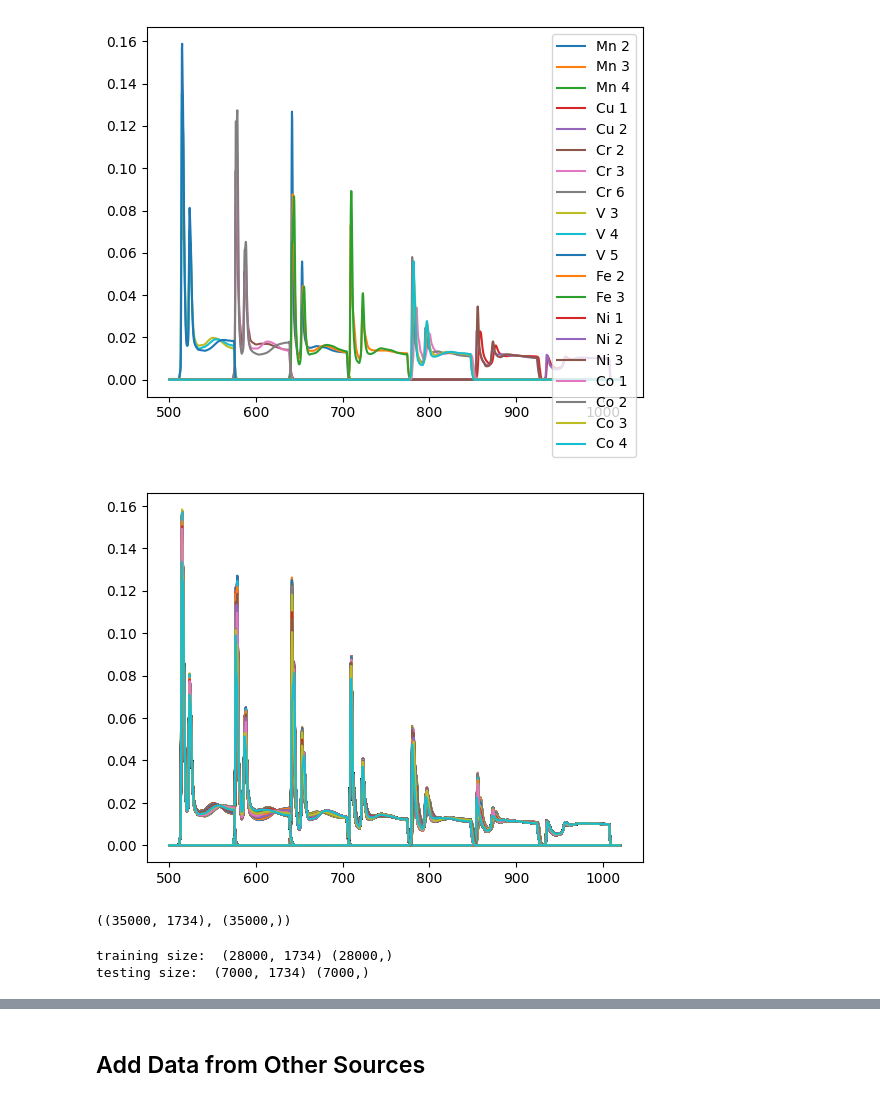
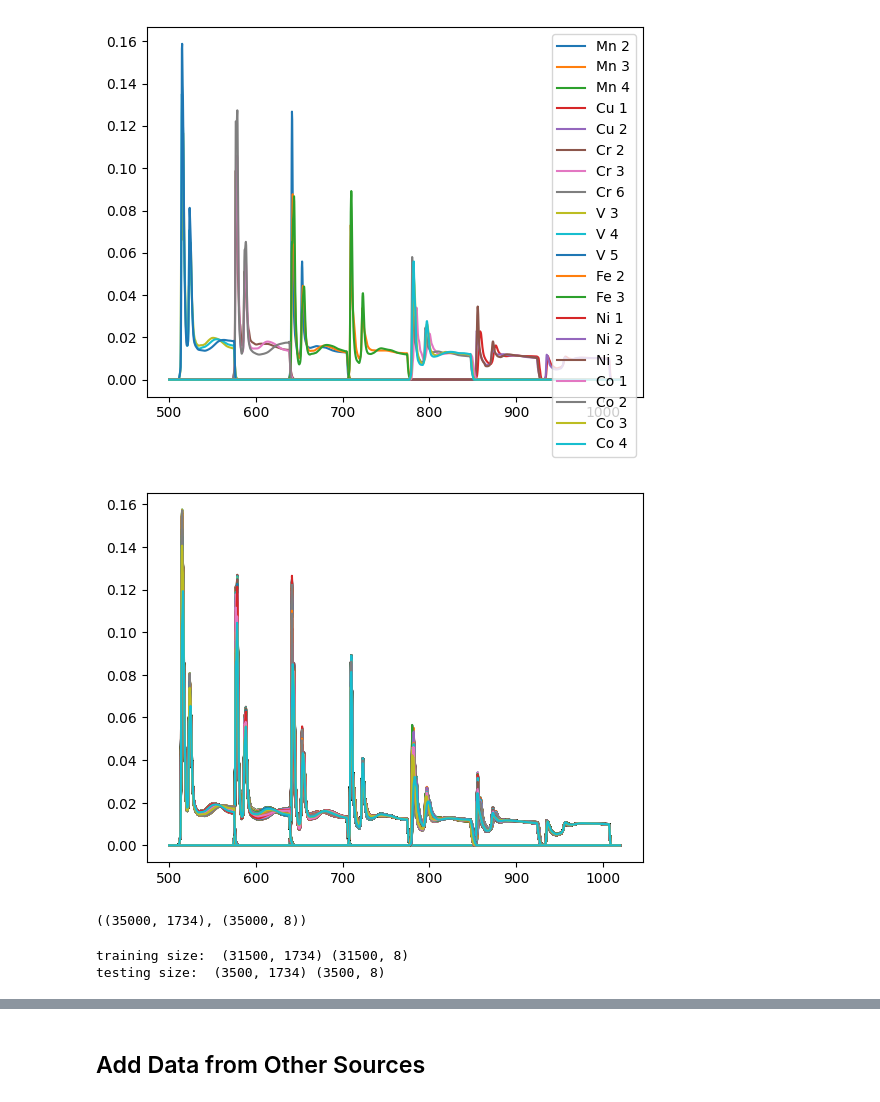
Before and after one commit to Pravanop/ML4Oxi, a Jupyter notebook: Project_Code/2) Dataset Simulation.ipynb, the cells around one changed output, grey strips where cells are left out. Drawn from its saved outputs; the diff is of its cells as text; code cells hidden in the pictures.

```diff
--- a/Project_Code/2) Dataset Simulation.ipynb
+++ b/Project_Code/2) Dataset Simulation.ipynb
@@ -153,10 +153,19 @@ def generate_mixed_oxidation_state(data, number_mixed_valance):
         data_use[element] = {}
 
         for i in range(number_mixed_valance):
+
             weights = np.random.dirichlet(np.ones(len(oxidations_list)), size=1)[0]
+
+            oxi_target_range = np.arange(0, 8)
+            expanded_weights = np.zeros(len(oxi_target_range))
+
+            for i, oxi in enumerate(oxidations_list):
+                expanded_weights[oxi_target_range == oxi] = weights[i]
             oxi = np.sum(oxidations_list * weights)
             spectrum = np.sum(spectra_list * weights[:, np.newaxis], axis=0)
-            data_use[element][oxi] = spectrum
+            data_use[element][oxi] = {}
+            data_use[element][oxi]['spectrum'] = spectrum
+            data_use[element][oxi]['weights'] = expanded_weights
 
     return data_use
 # %%
@@ -164,17 +173,17 @@ data_mixed = generate_mixed_oxidation_state(data_use, 5000)
 # %%
 for element, value in data_mixed.items():
     for oxi, spectrum in value.items():
-        plt.plot(np.arange(500, 1020, 0.3), spectrum, label=f"{element} {oxi}")
+        plt.plot(np.arange(500, 1020, 0.3), spectrum['spectrum'], label=f"{element} {oxi}")
 # %% [output]
-[figure, old version]
+[figure, new version]
 # %%
 intensity_list = []
 oxidation_list = []
 
 for element, value in data_mixed.items():
     for oxi, spectrum in value.items():
-        intensity_list.append(spectrum)
-        oxidation_list.append(oxi)
+        intensity_list.append(spectrum['spectrum'])
+        oxidation_list.append(spectrum['weights'])
 
 intensity_list = np.array(intensity_list)
 oxidation_list = np.array(oxidation_list)
@@ -184,16 +193,16 @@ Y = oxidation_list
 
 X.shape, Y.shape
 # %% [output]
-((35000, 1734), (35000,))
+((35000, 1734), (35000, 8))
 # %%
-x_train, x_test, y_train, y_test = train_test_split(X, Y, test_size=0.2, random_state=42) # if you use same random state, same sets will be created
+x_train, x_test, y_train, y_test = train_test_split(X, Y, test_size=0.1, random_state=42) # if you use same random state, same sets will be created
 # 80-20% train test split
 
 print("training size: ", x_train.shape, y_train.shape)
 print("testing size: ", x_test.shape, y_test.shape)
 # %% [output]
-training size:  (28000, 1734) (28000,)
-testing size:  (7000, 1734) (7000,)
+training size:  (31500, 1734) (31500, 8)
+testing size:  (3500, 1734) (3500, 8)
 # %%
 # save the data into numpy files
 
```
Also changed, not shown: parts of 1 cell of this notebook, 1 other file.
